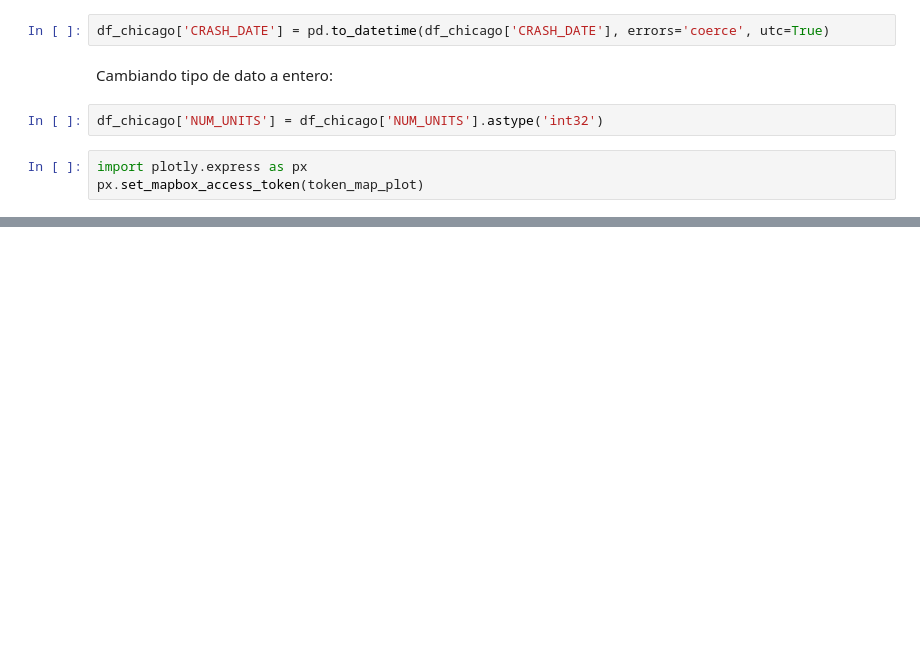
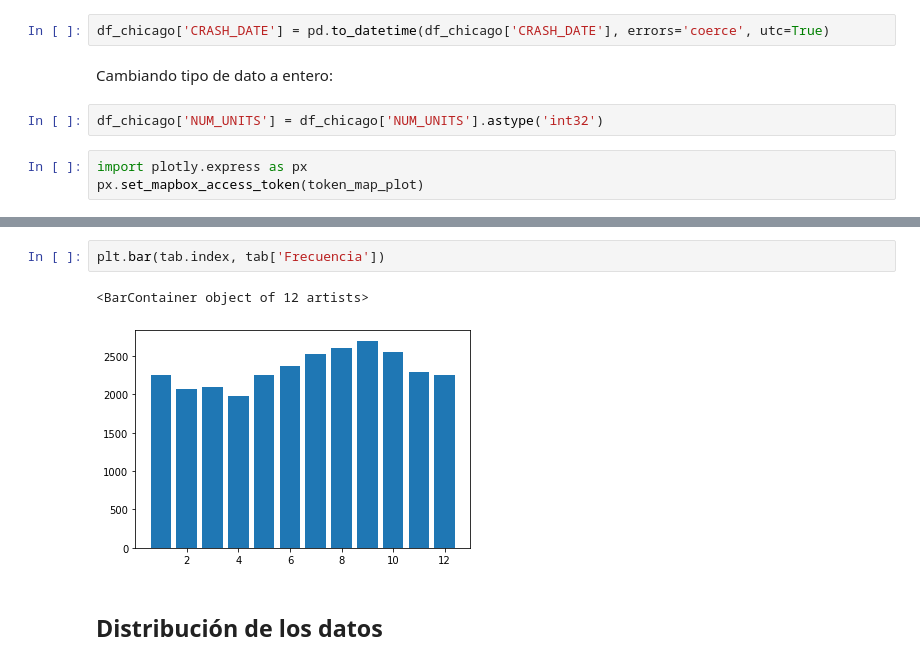
Before and after one commit to nestoredduardo/analisis-exploratorio-datos, a Jupyter notebook: apuntes.ipynb, the cells around one changed output, grey strips where cells are left out. Drawn from its saved outputs; the diff is of its cells as text; blank space fills up the shorter version.

```diff
--- a/apuntes.ipynb
+++ b/apuntes.ipynb
@@ -109,0 +141,7 @@ px.scatter_mapbox(df_chicago, lat='LATITUDE', lon='LONGITUDE', color='CRASH_HOUR
+# %%
+plt.bar(tab.index, tab['Frecuencia'])
+# %% [output]
+<BarContainer object of 12 artists>
+[figure, added]
+# %% [markdown]
+## Distribución de los datos
```
Also changed, not shown: parts of 15 cells of this notebook, 1 other file.
